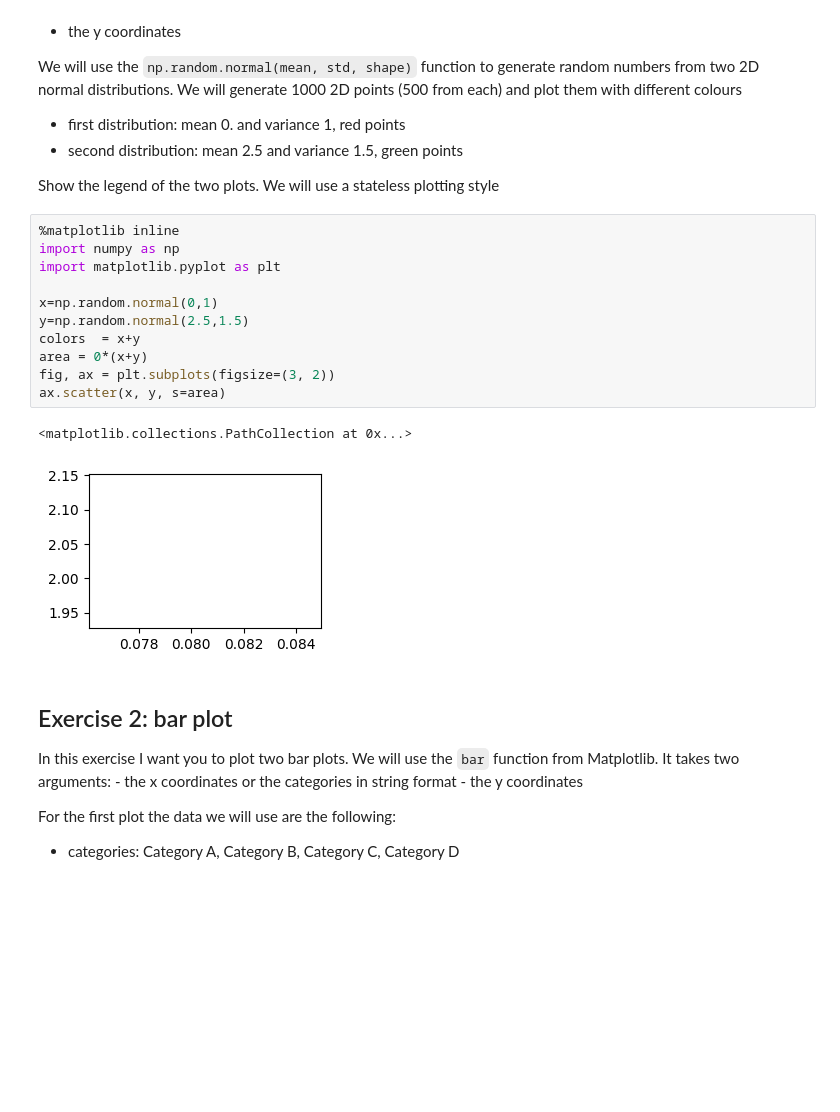
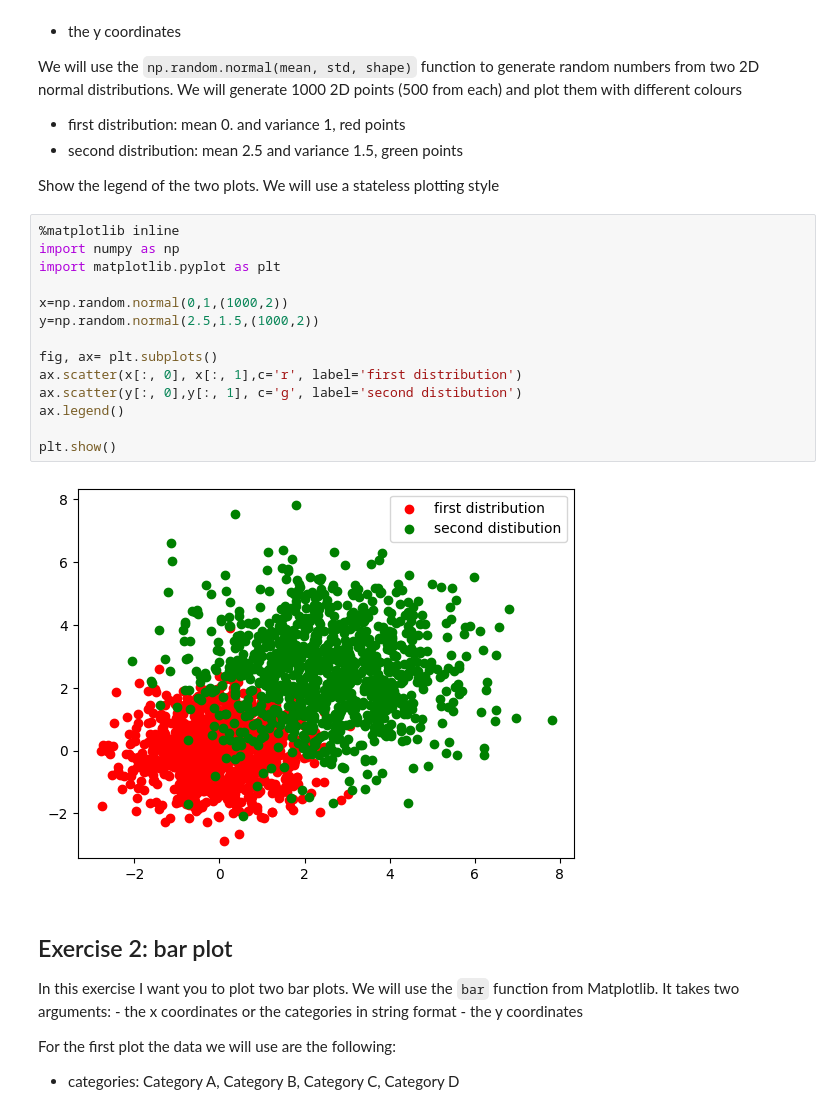
Before and after one commit to eferollo/ML4N, a Jupyter notebook: Python/Exercises/4.2 Matplotlib Advanced Plots.ipynb, the cells around one changed output. Saved outputs shown, nothing was run; the diff lists cells and outputs as text; blank space fills up the shorter version.

```diff
--- a/Python/Exercises/4.2 Matplotlib Advanced Plots.ipynb
+++ b/Python/Exercises/4.2 Matplotlib Advanced Plots.ipynb
@@ -16,17 +16,19 @@ Show the legend of the two plots. We will use a stateless plotting style
 # %%
 %matplotlib inline
 import numpy as np
 import matplotlib.pyplot as plt
 
-x=np.random.normal(0,1)
-y=np.random.normal(2.5,1.5)
-colors  = x+y
-area = 0*(x+y)
-fig, ax = plt.subplots(figsize=(3, 2))
-ax.scatter(x, y, s=area)
+x=np.random.normal(0,1,(1000,2))
+y=np.random.normal(2.5,1.5,(1000,2))
+
+fig, ax= plt.subplots()
+ax.scatter(x[:, 0], x[:, 1],c='r', label='first distribution')
+ax.scatter(y[:, 0],y[:, 1], c='g', label='second distibution')
+ax.legend()
+
+plt.show()
 # %% [output]
-<matplotlib.collections.PathCollection at 0x...>
-[figure, old version]
+[figure, new version]
 # %% [markdown]
 ## Exercise 2: bar plot
 
```
Also changed, not shown: parts of 2 cells of this notebook, 2 other files.
